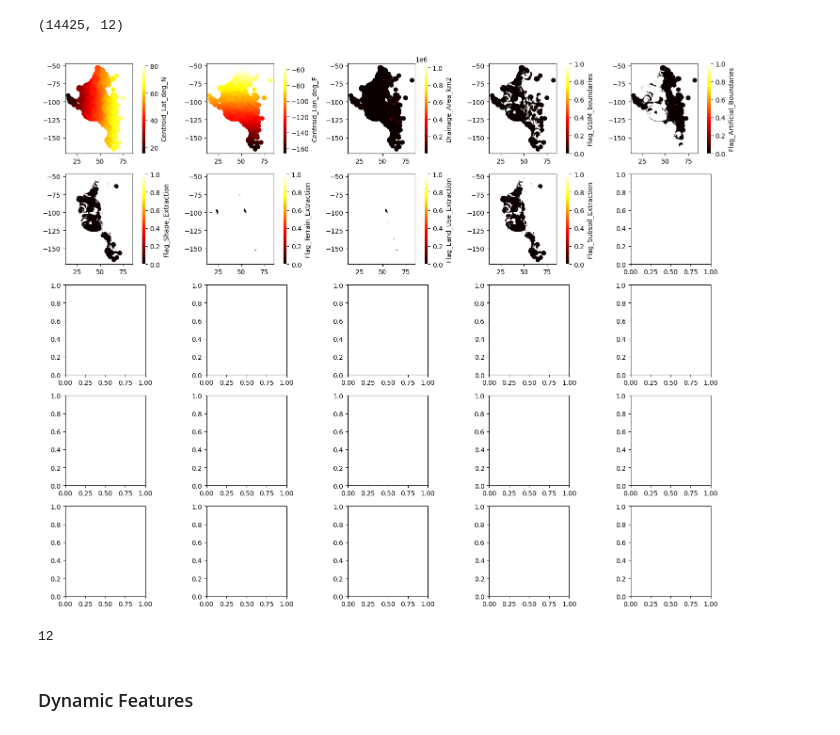
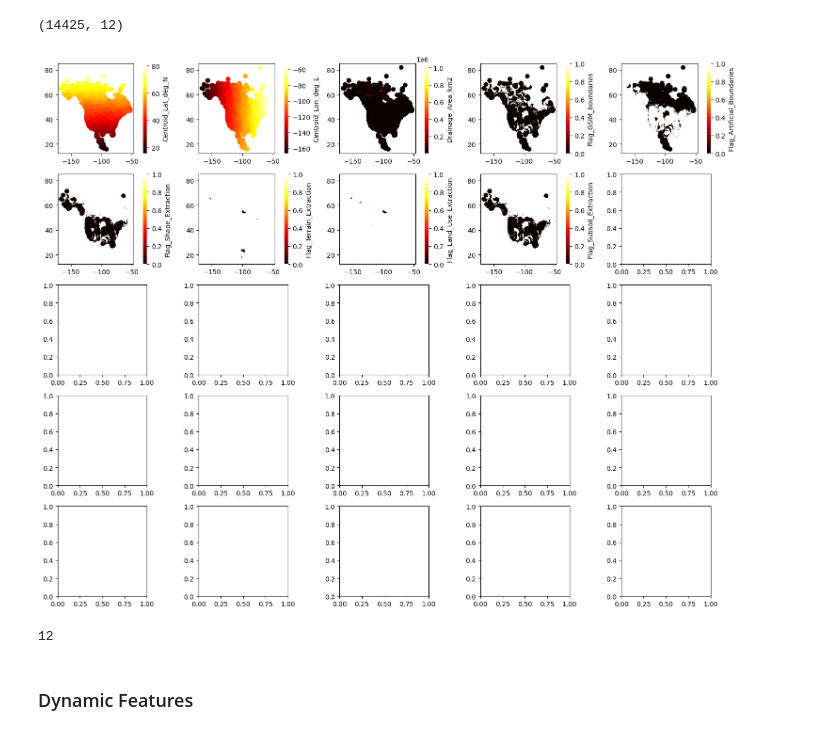
Before and after one commit to AtrCheema/ai4water_examples, a Jupyter notebook: docs/source/_notebooks/datasets/HYSETS.ipynb, the cells around one changed output. Drawn from its saved outputs; the diff is of its cells as text; code cells hidden in the pictures.

```diff
--- a/docs/source/_notebooks/datasets/HYSETS.ipynb
+++ b/docs/source/_notebooks/datasets/HYSETS.ipynb
@@ -35,6 +41,6 @@ seaborn 0.12.1
 # %%
 dataset = HYSETS(
-    path=r"F:\data\HYSETS"   # set path to None if you have not already downloaded data
+    path=r"E:\data\gscad\HYSETS"   # set path to None if you have not already downloaded data
 )
 # %%
 dataset.start
@@ -99,38 +110,39 @@ static.shape
 # %% [output]
 (14425, 12)
 # %%
-lat = static['Centroid_Lat_deg_N'].astype(float).values.reshape(-1,)
-long = static['Centroid_Lon_deg_E'].astype(float).values.reshape(-1,)
+coords = dataset.stn_coords()
+lat = coords['lat'].astype(float).values.reshape(-1,)
+long = coords['long'].astype(float).values.reshape(-1,)
 # %%
 idx = 0
 ax_num = 0
 
 fig, axes = plt.subplots(5, 5, figsize=(15, 12))
 axes = axes.flatten()
 
 while ax_num < 25 and idx<static.shape[1]:
 
     val = static.iloc[:, idx]
     idx += 1
 
     try:
         c = val.astype(float).values.reshape(-1,)
 
         en = static.shape[0]
         ax = axes[ax_num]
-        ax, sc = scatter(lat[0:en], long[0:en], c=c[0:en], cmap="hot", show=False, ax=ax)
+        ax, sc = scatter(long[0:en], lat[0:en], c=c[0:en], cmap="hot", show=False, ax=ax)
 
         process_cbar(ax, sc, border=False, title=val.name, #title_kws ={"fontsize": 14}
                     )
         ax_num += 1
     except ValueError:
         continue
 
 plt.tight_layout()
 plt.show()
 print(idx)
 # %% [output]
-[figure, old version]
+[figure, new version]
 12
 # %% [markdown]
 ### Dynamic Features
```
Also changed, not shown: parts of 4 cells of this notebook, 3 other files.
